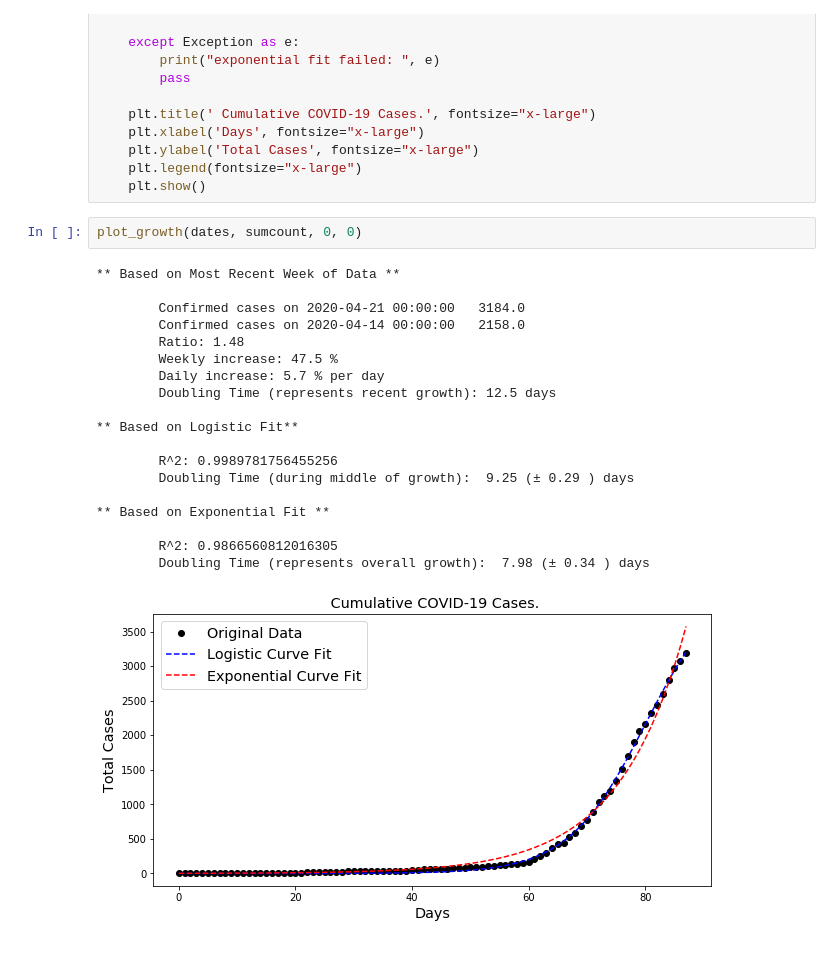
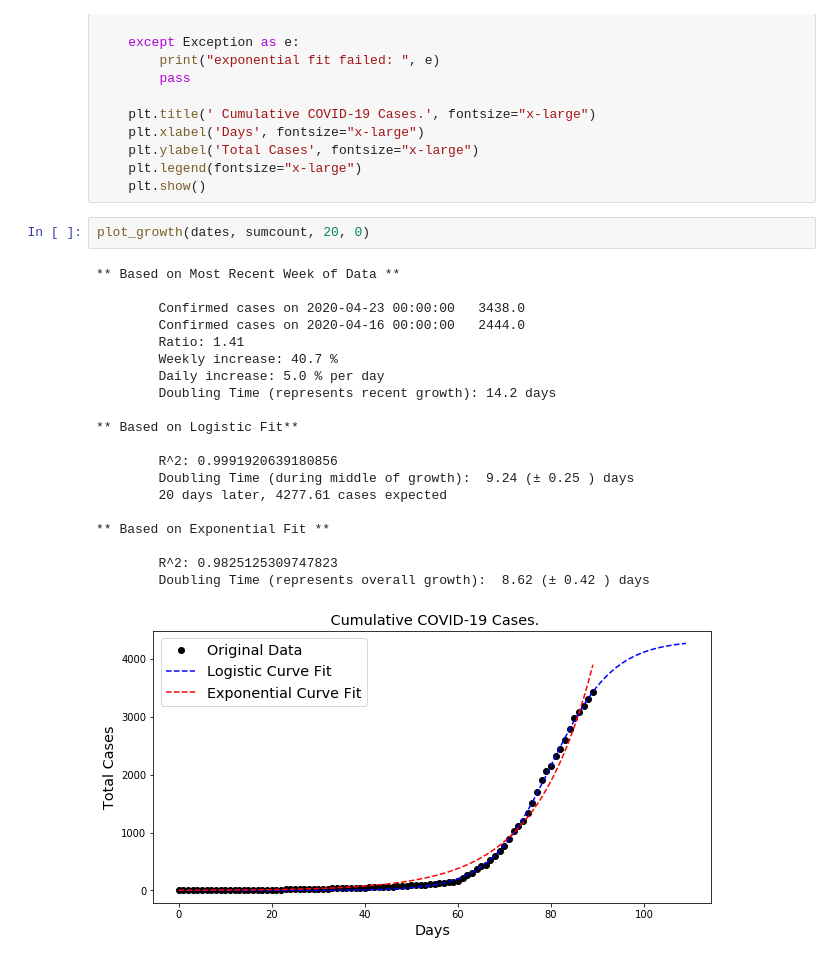
Before and after one commit to msakuta/covid, a Jupyter notebook: curvefit-tokyo.ipynb, the cells around one changed output. Drawn from its saved outputs; the diff is of its cells as text.

```diff
--- a/curvefit-tokyo.ipynb
+++ b/curvefit-tokyo.ipynb
@@ -164,24 +164,25 @@ def plot_growth(dates, count, logistic_extrap=10, exponential_extrap=10):
     plt.legend(fontsize="x-large")
     plt.show()
 # %%
-plot_growth(dates, sumcount, 0, 0)
+plot_growth(dates, sumcount, 20, 0)
 # %% [output]
 ** Based on Most Recent Week of Data **
 
-        Confirmed cases on 2020-04-21 00:00:00   3184.0
-        Confirmed cases on 2020-04-14 00:00:00   2158.0
-        Ratio: 1.48
-        Weekly increase: 47.5 %
-        Daily increase: 5.7 % per day
-        Doubling Time (represents recent growth): 12.5 days
+        Confirmed cases on 2020-04-23 00:00:00   3438.0
+        Confirmed cases on 2020-04-16 00:00:00   2444.0
+        Ratio: 1.41
+        Weekly increase: 40.7 %
+        Daily increase: 5.0 % per day
+        Doubling Time (represents recent growth): 14.2 days
 
 ** Based on Logistic Fit**
 
-        R^2: 0.9989781756455256
-        Doubling Time (during middle of growth):  9.25 (± 0.29 ) days
+        R^2: 0.9991920639180856
+        Doubling Time (during middle of growth):  9.24 (± 0.25 ) days
+        20 days later, 4277.61 cases expected
 
 ** Based on Exponential Fit **
 
-        R^2: 0.9866560812016305
-        Doubling Time (represents overall growth):  7.98 (± 0.34 ) days
+        R^2: 0.9825125309747823
+        Doubling Time (represents overall growth):  8.62 (± 0.42 ) days
-[figure, old version]
+[figure, new version]
```
Also changed, not shown: parts of 1 cell of this notebook.
